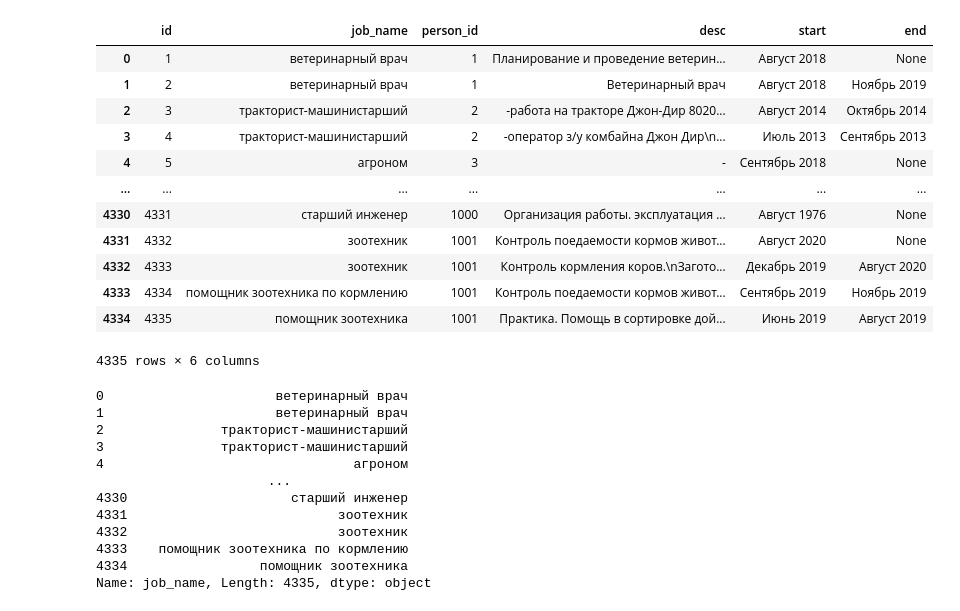
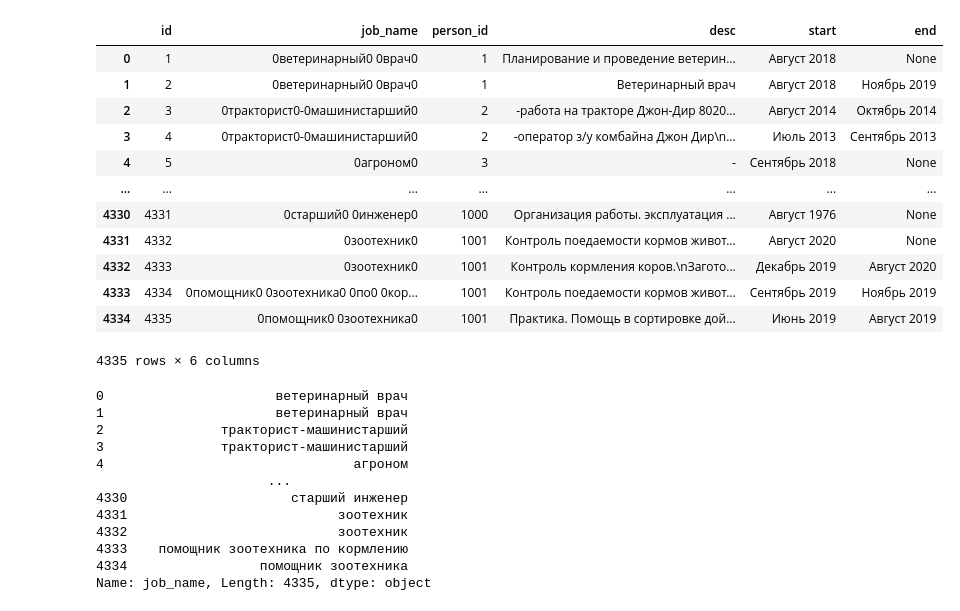
Before and after one commit to DCDsqd/AgroCode, a Jupyter notebook: src/data_normalization.ipynb, the cells around one changed output. Cells and saved outputs as stored; diff of their text form; code cells hidden in the pictures.

```diff
--- a/src/data_normalization.ipynb
+++ b/src/data_normalization.ipynb
@@ -34,10 +34,12 @@ def correct(text: str) -> str:
 
 jobs_df['job_name'] = jobs_df['job_name'].apply(correct)
 # %%
-pd.set_option('display.max_rows', 10)
-
 jobs_df['job_name'] = jobs_df['job_name'].str.replace(".", " ")
 jobs_df['job_name'] = jobs_df['job_name'].str.replace("  ", " ")
+
+# Этот код использует регулярное выражение \s*-\s*, которое соответствует дефису с любым количеством пробелов (включая ноль) до и после него, и заменяет этот шаблон на одиночный дефис.
+jobs_df['job_name'] = jobs_df['job_name'].str.replace(r"\s*-\s*", "-", regex=True)
+
 
 # Словарь для расшифровки сокращений
 abbreviation_dict = {
@@ -46,44 +48,83 @@ abbreviation_dict = {
     "ген": "генеральный",
     "зав": "заведующий",
     "зам": "заместитель",
     "мех": "механик",
     "нач": "начальник",
     "тех": "технический",
     "ст": "старший",
     "кат": "категория",
     "кл": "класс",
     "и о": "исполняющий обязанности",
     "мтк": "медицинско-технический контроль",
+    "call-центра": "колл-центра",
+    "call-центр": "колл-центр"
 }
+
 
 # Функция для расшифровки сокращений в названиях должностей
 def expand_abbreviations(job_name, abbr_dict=abbreviation_dict):
     job_name += " "
     for abbr, full_form in abbr_dict.items():
         job_name = job_name.replace(abbr + " ", full_form + " ")
     return job_name.strip()
 
 jobs_df['job_name'] = jobs_df['job_name'].apply(expand_abbreviations)
 
+
 def remove_reducant_space(text: str) -> str:
     return text.strip()
 
 jobs_df['job_name'] = jobs_df['job_name'].apply(remove_reducant_space)
 
+
+# функция, которая преобразует римские цифры в арабские в строке
+def roman_to_arabic(text):
+    roman_numerals = {
+        'M': 1000, 'CM': 900, 'D': 500, 'CD': 400,
+        'C': 100, 'XC': 90, 'L': 50, 'XL': 40,
+        'X': 10, 'IX': 9, 'V': 5, 'IV': 4,
+        'I': 1
+    }
+
+    def replace_roman(match):
+        roman = match.group(0)
+        i = 0
+        num = 0
+        while i < len(roman):
+            if i+1 < len(roman) and roman[i:i+2] in roman_numerals:
+                num += roman_numerals[roman[i:i+2]]
+                i += 2
+            elif roman[i] in roman_numerals:
+                num += roman_numerals[roman[i]]
+                i += 1
+            else:
+                return roman  # Возвращаем исходную строку, если это не римская цифра
+        return str(num)
+
+    return re.sub(
+        r'\bM{0,4}(CM|CD|D?C{0,3})(XC|XL|L?X{0,3})(IX|IV|V?I{0,3})\b',
+        replace_roman,
+        text,
+        flags=re.IGNORECASE
+    )
+
+jobs_df['job_name'] = jobs_df['job_name'].apply(roman_to_arabic)
+
+pd.set_option('display.max_rows', 10)
 jobs_df
 # %% [output]
 |  | id | job_name | person_id | desc | start | end |
-| 0 | 1 | ветеринарный врач | 1 | Планирование и проведение ветерин... | Август 2018 | None |
-| 1 | 2 | ветеринарный врач | 1 | Ветеринарный врач | Август 2018 | Ноябрь 2019 |
-| 2 | 3 | тракторист-машинистарший | 2 | -работа на тракторе Джон-Дир 8020... | Август 2014 | Октябрь 2014 |
-| 3 | 4 | тракторист-машинистарший | 2 | -оператор з/у комбайна Джон Дир\n... | Июль 2013 | Сентябрь 2013 |
-| 4 | 5 | агроном | 3 | - | Сентябрь 2018 | None |
+| 0 | 1 | 0ветеринарный0 0врач0 | 1 | Планирование и проведение ветерин... | Август 2018 | None |
+| 1 | 2 | 0ветеринарный0 0врач0 | 1 | Ветеринарный врач | Август 2018 | Ноябрь 2019 |
+| 2 | 3 | 0тракторист0-0машинистарший0 | 2 | -работа на тракторе Джон-Дир 8020... | Август 2014 | Октябрь 2014 |
+| 3 | 4 | 0тракторист0-0машинистарший0 | 2 | -оператор з/у комбайна Джон Дир\n... | Июль 2013 | Сентябрь 2013 |
+| 4 | 5 | 0агроном0 | 3 | - | Сентябрь 2018 | None |
 | ... | ... | ... | ... | ... | ... | ... |
-| 4330 | 4331 | старший инженер | 1000 | Организация работы. эксплуатация ... | Август 1976 | None |
-| 4331 | 4332 | зоотехник | 1001 | Контроль поедаемости кормов живот... | Август 2020 | None |
-| 4332 | 4333 | зоотехник | 1001 | Контроль кормления коров.\nЗагото... | Декабрь 2019 | Август 2020 |
-| 4333 | 4334 | помощник зоотехника по кормлению | 1001 | Контроль поедаемости кормов живот... | Сентябрь 2019 | Ноябрь 2019 |
-| 4334 | 4335 | помощник зоотехника | 1001 | Практика. Помощь в сортировке дой... | Июнь 2019 | Август 2019 |
+| 4330 | 4331 | 0старший0 0инженер0 | 1000 | Организация работы. эксплуатация ... | Август 1976 | None |
+| 4331 | 4332 | 0зоотехник0 | 1001 | Контроль поедаемости кормов живот... | Август 2020 | None |
+| 4332 | 4333 | 0зоотехник0 | 1001 | Контроль кормления коров.\nЗагото... | Декабрь 2019 | Август 2020 |
+| 4333 | 4334 | 0помощник0 0зоотехника0 0по0 0кор... | 1001 | Контроль поедаемости кормов живот... | Сентябрь 2019 | Ноябрь 2019 |
+| 4334 | 4335 | 0помощник0 0зоотехника0 | 1001 | Практика. Помощь в сортировке дой... | Июнь 2019 | Август 2019 |
 4335 rows × 6 columns
 # %%
 jobs_df['job_name']
```
Also changed, not shown: parts of 1 cell of this notebook.
